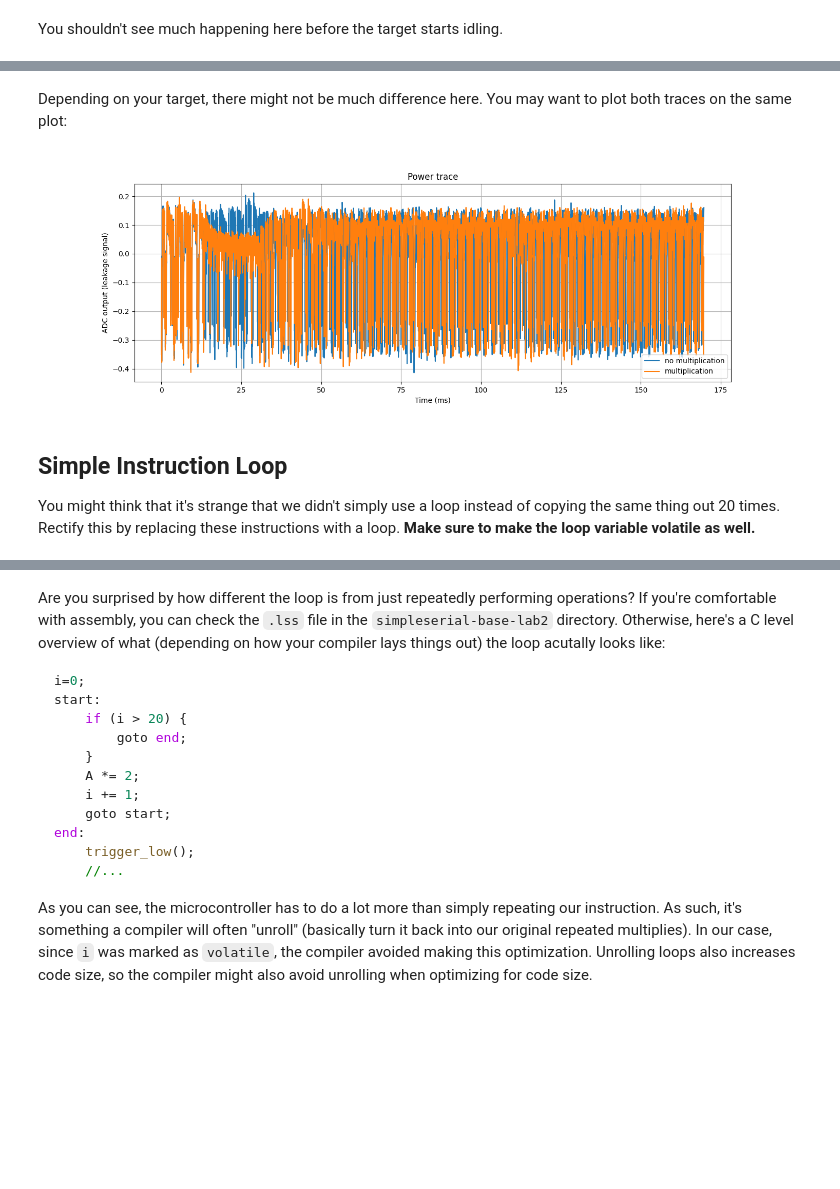
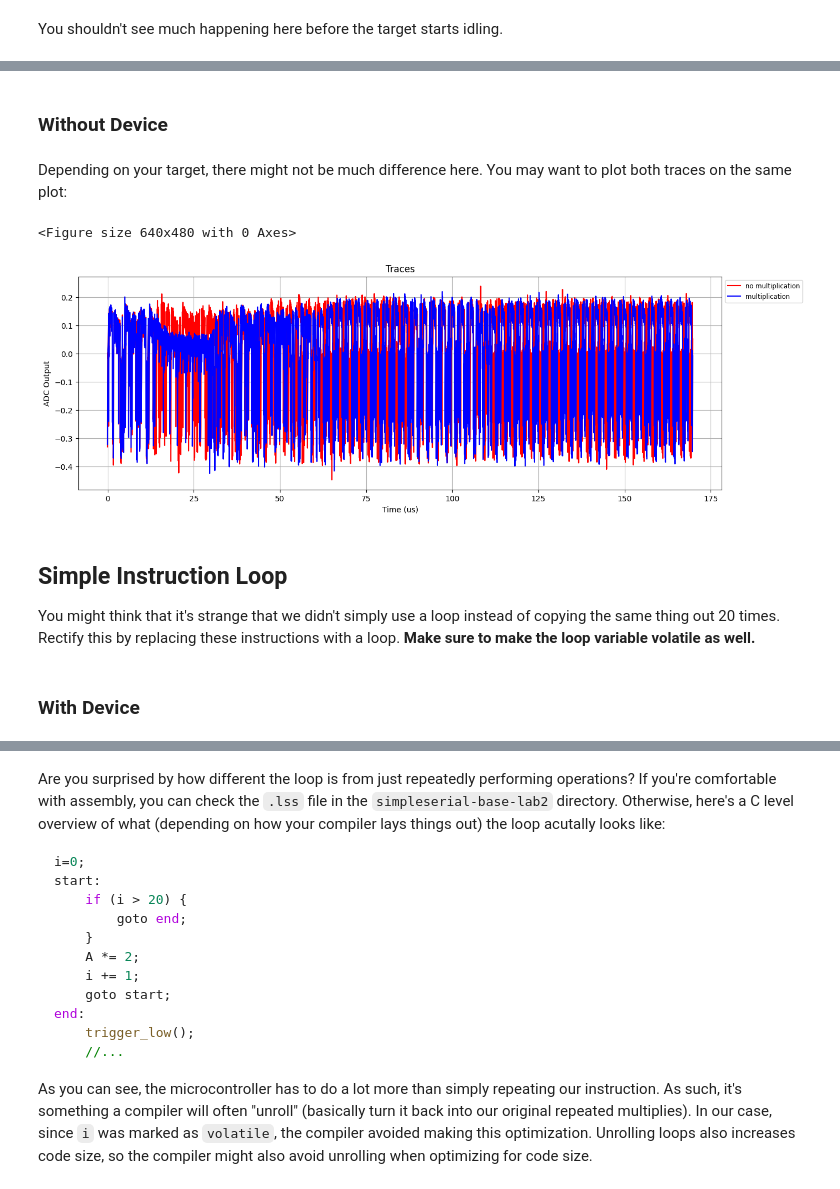
Before and after one commit to MXCR-cpu/chipwhisperer-jupyter-ectf, a Jupyter notebook: courses/sca101/Lab 2_1A - Instruction Power Differences (MAIN).ipynb, the cells around one changed output, grey strips where cells are left out. Saved outputs shown, nothing was run; the diff lists cells and outputs as text; code cells hidden in the pictures; blank space fills up the shorter version.

```diff
--- a/courses/sca101/Lab 2_1A - Instruction Power Differences (MAIN).ipynb
+++ b/courses/sca101/Lab 2_1A - Instruction Power Differences (MAIN).ipynb
@@ -325,14 +298,20 @@ wave2 = record_wave()
+# %% [markdown]
+### Without Device
+# %%
+traces2, settings2 = import_data('lab_2_1_wave2')
 # %% [markdown]
 Depending on your target, there might not be much difference here. You may want to plot both traces on the same plot:
-# %%
-%matplotlib ipympl
-plot_waves([(wave1, "no multiplication"), (wave2, "multiplication")], scope.clock.adc_freq, scope.adc.samples)
-# %% [output]
-[figure, removed]
+# %%
+plot_scope_traces([(traces1[0], 'no multiplication', 'red'), (traces2[0], 'multiplication', "blue")], settings1, time_axis=True)
+# %% [output]
+<Figure size 640x480 with 0 Axes>
+[figure, added]
 # %% [markdown]
 ## Simple Instruction Loop
 
 You might think that it's strange that we didn't simply use a loop instead of copying the same thing out 20 times. Rectify this by replacing these instructions with a loop. **Make sure to make the loop variable volatile as well.**
+# %% [markdown]
+### With Device
 # %%
 %%bash -s "$PLATFORM"
 cd ../../../firmware/mcu/simpleserial-base-lab2
```
Also changed, not shown: parts of 51 cells of this notebook, 20 other files.
